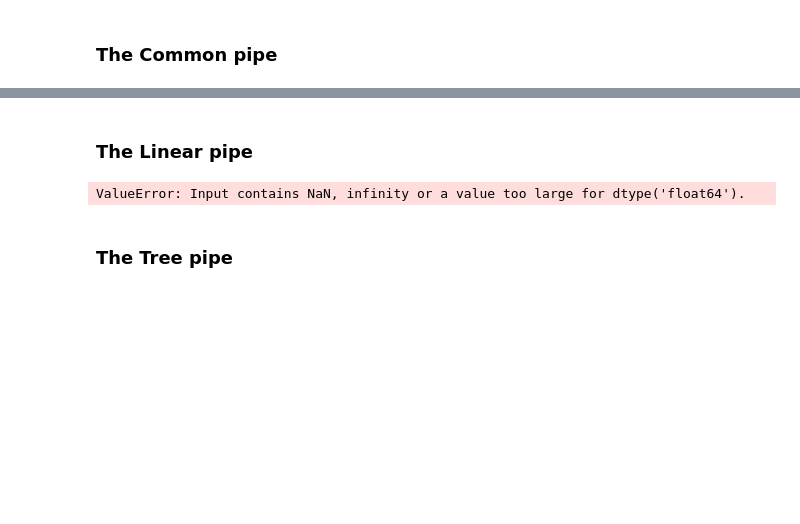
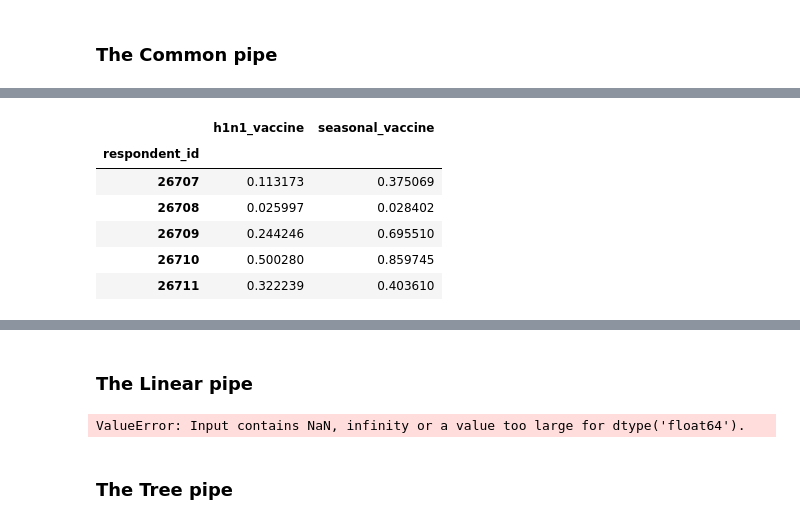
Before and after one commit to jeffbeech/Flu-Shot-Learning, a Jupyter notebook: matt notebook.ipynb, the cells around one changed output, grey strips where cells are left out. Saved outputs shown, nothing was run; the diff lists cells and outputs as text; code cells hidden in the pictures; blank space fills up the shorter version.

```diff
--- a/matt notebook.ipynb
+++ b/matt notebook.ipynb
@@ -255,0 +381,3 @@ Linear preprocessor:
+# %%
+submission_df = pd.read_csv('data/submission_format.csv',
+                            index_col="respondent_id")
@@ -255,0 +387,13 @@ Linear preprocessor:
+# %%
+submission_df["h1n1_vaccine"] = y_proba_h1n1_comp[:, 1]
+submission_df["seasonal_vaccine"] = y_proba_ssnl_comp[:, 1]
+
+submission_df.head()
+# %% [output]
+|  | h1n1_vaccine | seasonal_vaccine |
+| respondent_id |  |  |
+| 26707 | 0.113173 | 0.375069 |
+| 26708 | 0.025997 | 0.028402 |
+| 26709 | 0.244246 | 0.695510 |
+| 26710 | 0.500280 | 0.859745 |
+| 26711 | 0.322239 | 0.403610 |
```
Also changed, not shown: parts of 35 cells of this notebook, 1 other file.
